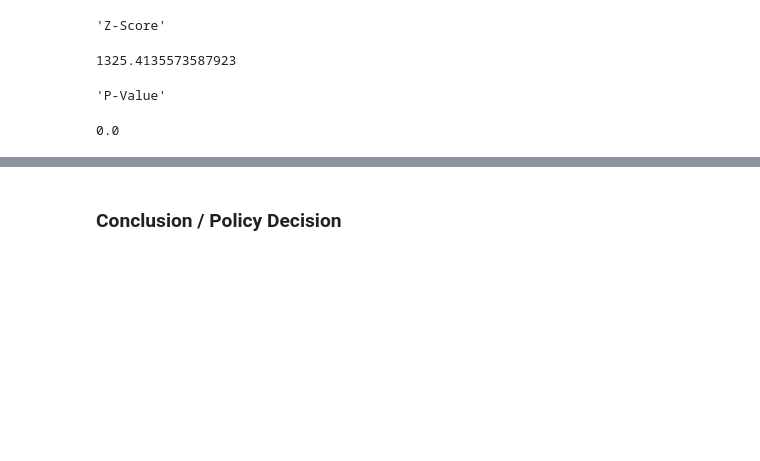
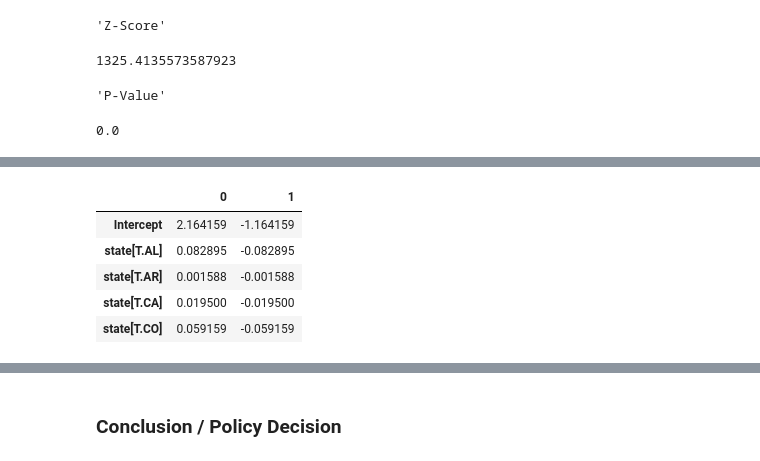
Before and after one commit to evinaik/college-board-analysis, a Jupyter notebook: Incumbency.ipynb, the cells around one changed output, grey strips where cells are left out. Saved outputs shown, nothing was run; the diff lists cells and outputs as text; code cells hidden in the pictures; blank space fills up the shorter version.

```diff
--- a/Incumbency.ipynb
+++ b/Incumbency.ipynb
@@ -129,0 +132,9 @@ display('Z-Score', zscore, 'P-Value', pval)
+# %%
+sm.ols(formula='incumbent ~ year + state', data=df).fit().params.head()
+# %% [output]
+|  | 0 | 1 |
+| Intercept | 2.164159 | -1.164159 |
+| state[T.AL] | 0.082895 | -0.082895 |
+| state[T.AR] | 0.001588 | -0.001588 |
+| state[T.CA] | 0.019500 | -0.019500 |
+| state[T.CO] | 0.059159 | -0.059159 |
```
Also changed, not shown: parts of 8 cells of this notebook.
